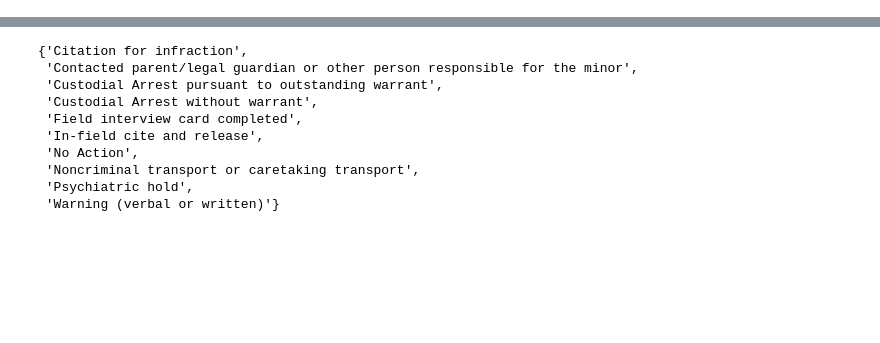
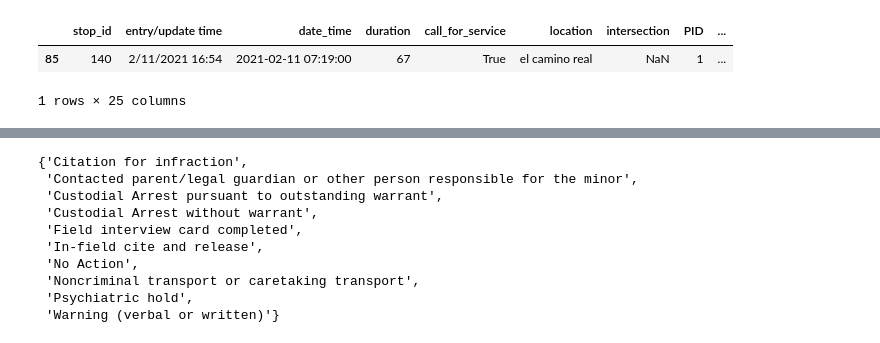
Before and after one commit to sdamerdji/police_racial_profiling, a Jupyter notebook: clean_delimiters.ipynb, the cells around one changed output, grey strips where cells are left out. Saved outputs shown, nothing was run; the diff lists cells and outputs as text; code cells hidden in the pictures; blank space fills up the shorter version.

```diff
--- a/clean_delimiters.ipynb
+++ b/clean_delimiters.ipynb
@@ -6,0 +84,6 @@ actions = set([a.strip() for b in df['actionTakens'].str.split(';').values for a
+# %%
+df[df['stop_id']==140]
+# %% [output]
+|  | stop_id | entry/update time | date_time | duration | call_for_service | location | intersection | PID | ... |
+| 85 | 140 | 2/11/2021 16:54 | 2021-02-11 07:19:00 | 67 | True | el camino real | NaN | 1 | ... |
+1 rows × 25 columns
```
Also changed, not shown: parts of 19 cells of this notebook, 30 other files.
